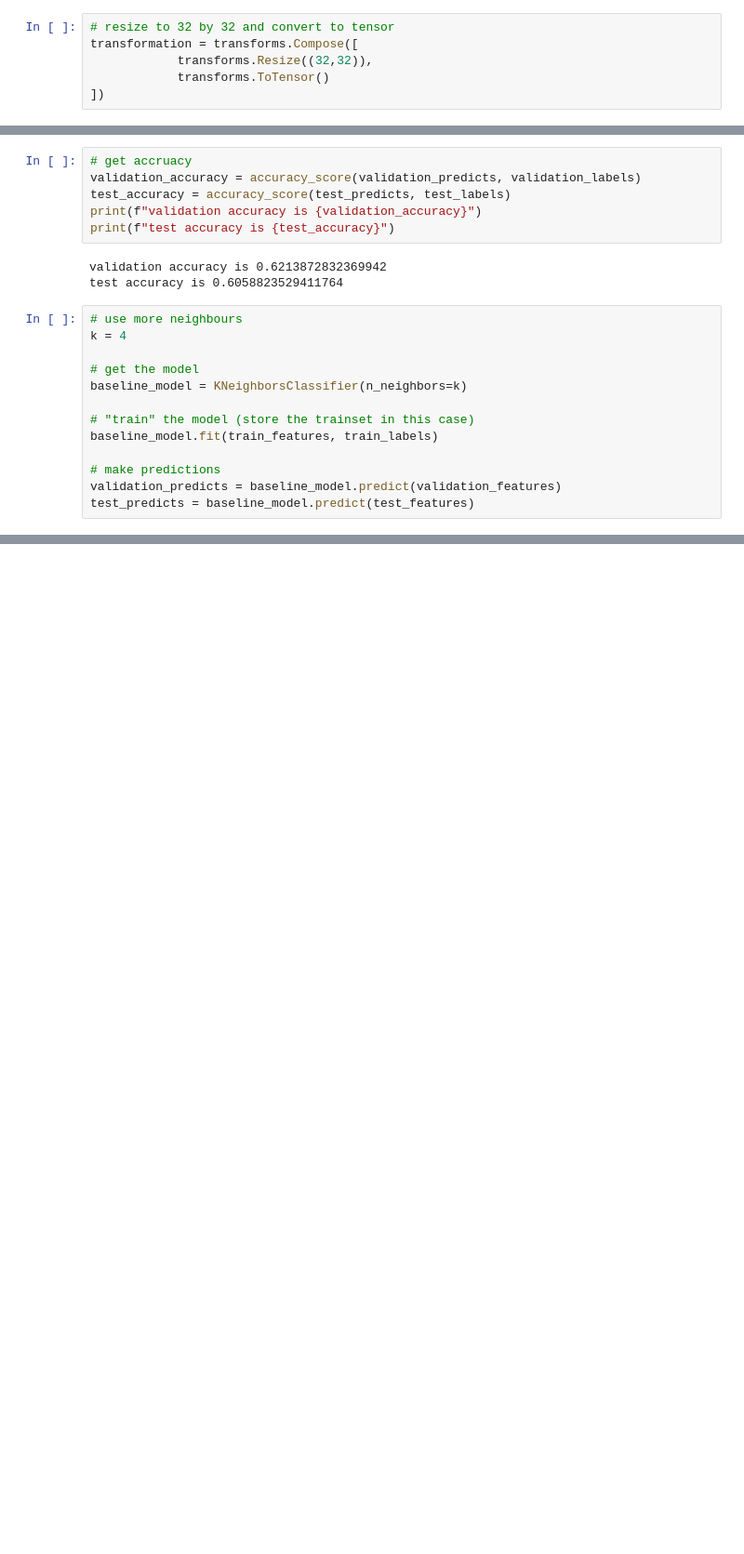
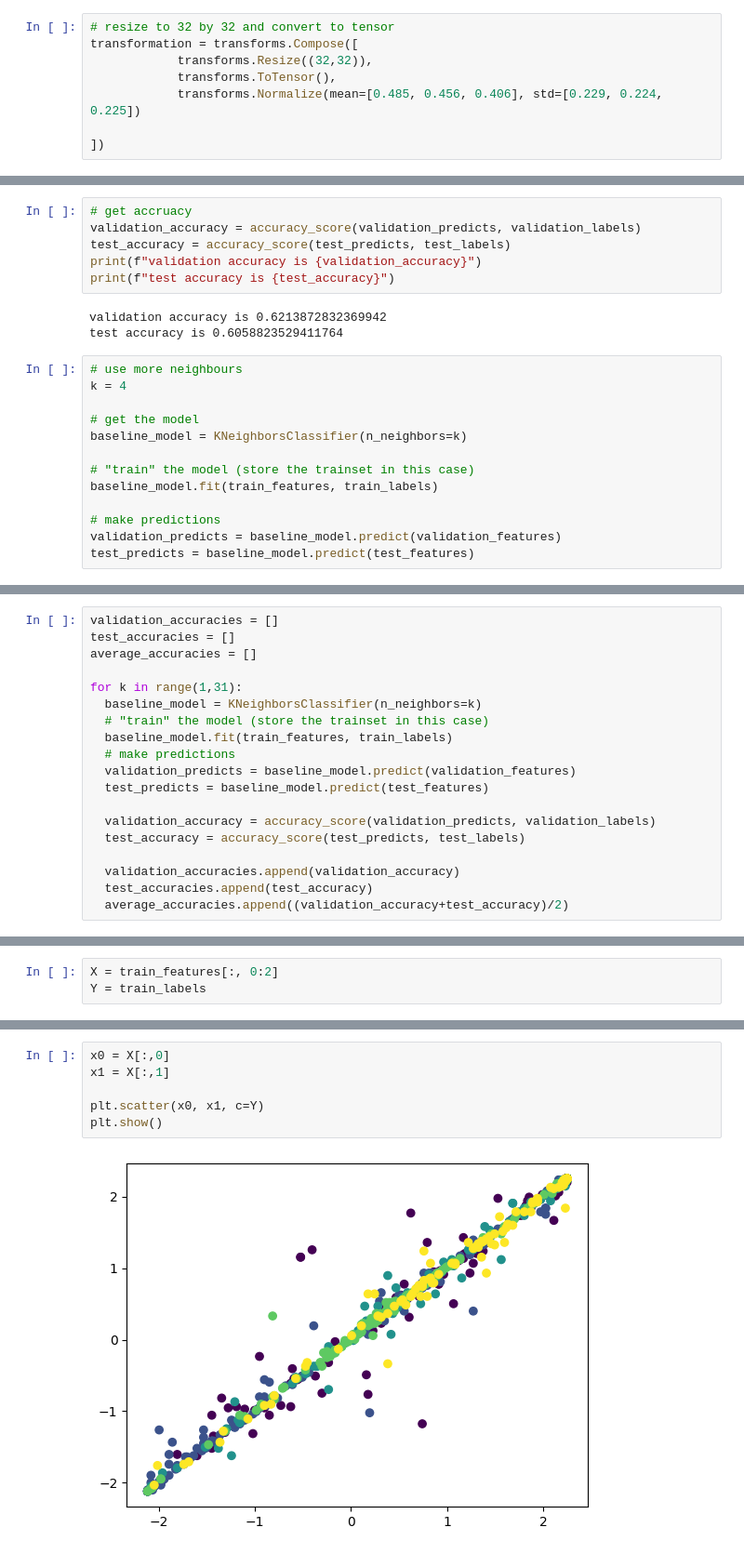
Before and after one commit to MorrisXDS/CircuitSight, a Jupyter notebook: Baseline_Model.ipynb, the cells around one changed output, grey strips where cells are left out. Shown at 93% size. Cells and saved outputs as stored; diff of their text form; blank space fills up the shorter version.

Commit message:
updated baseline model for boundary decisions

```diff
--- a/Baseline_Model.ipynb
+++ b/Baseline_Model.ipynb
@@ -19,7 +17,9 @@ test_folder_path = "/content/drive/MyDrive/APS360_Project/test_set"
 # resize to 32 by 32 and convert to tensor
 transformation = transforms.Compose([
             transforms.Resize((32,32)),
-            transforms.ToTensor()
+            transforms.ToTensor(),
+            transforms.Normalize(mean=[0.485, 0.456, 0.406], std=[0.229, 0.224, 0.225])
+
 ])
 # %%
 # load datasets and apply transformation
@@ -88,0 +89,19 @@ test accuracy is 0.5705882352941176
+# %%
+validation_accuracies = []
+test_accuracies = []
+average_accuracies = []
+
+for k in range(1,31):
+  baseline_model = KNeighborsClassifier(n_neighbors=k)
+  # "train" the model (store the trainset in this case)
+  baseline_model.fit(train_features, train_labels)
+  # make predictions
+  validation_predicts = baseline_model.predict(validation_features)
+  test_predicts = baseline_model.predict(test_features)
+
+  validation_accuracy = accuracy_score(validation_predicts, validation_labels)
+  test_accuracy = accuracy_score(test_predicts, test_labels)
+
+  validation_accuracies.append(validation_accuracy)
+  test_accuracies.append(test_accuracy)
+  average_accuracies.append((validation_accuracy+test_accuracy)/2)
@@ -88,0 +205,3 @@ test accuracy is 0.5705882352941176
+# %%
+X = train_features[:, 0:2]
+Y = train_labels
@@ -88,0 +215,8 @@ test accuracy is 0.5705882352941176
+# %%
+x0 = X[:,0]
+x1 = X[:,1]
+
+plt.scatter(x0, x1, c=Y)
+plt.show()
+# %% [output]
+[figure, added]
```
Also changed, not shown: parts of 18 cells of this notebook.
